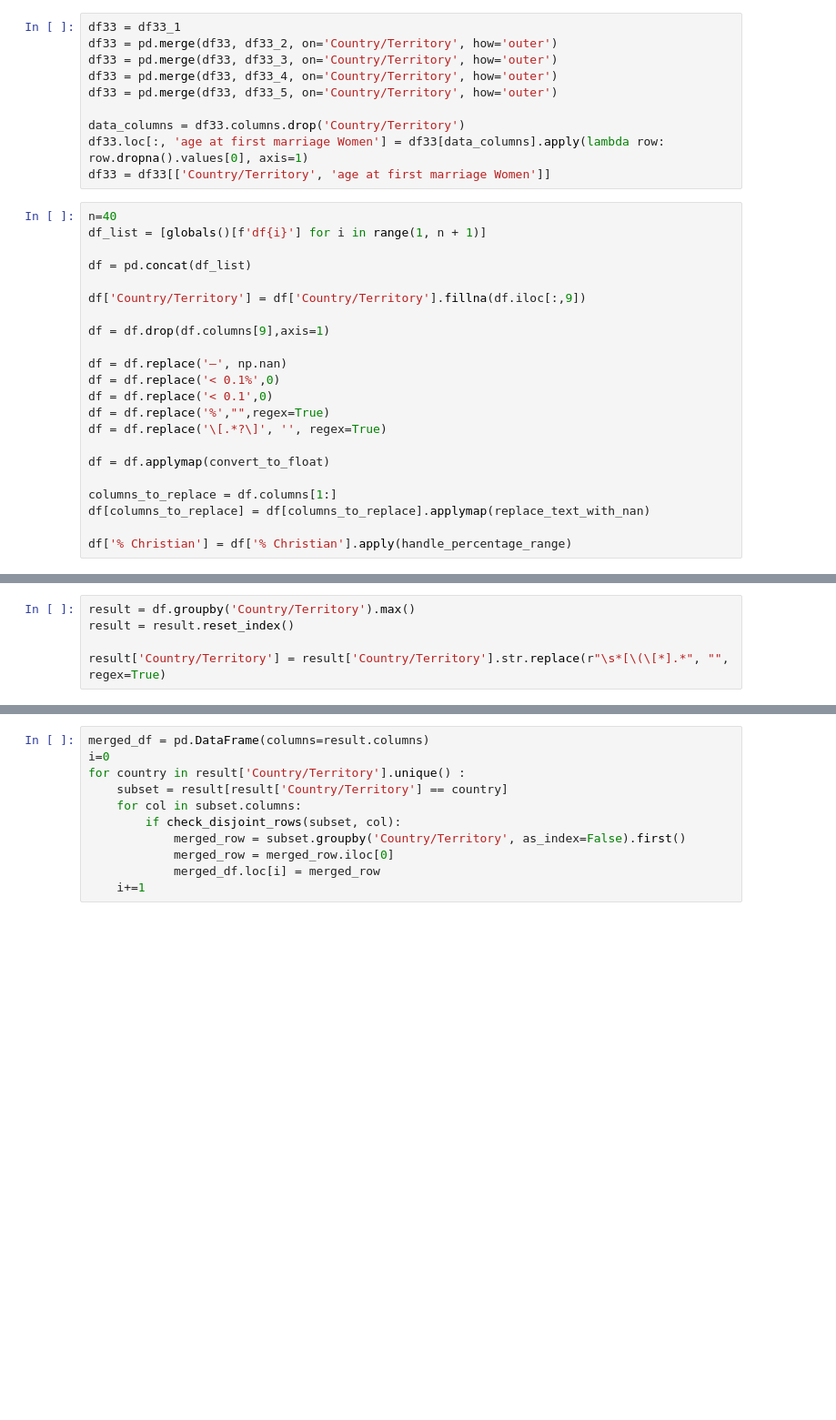
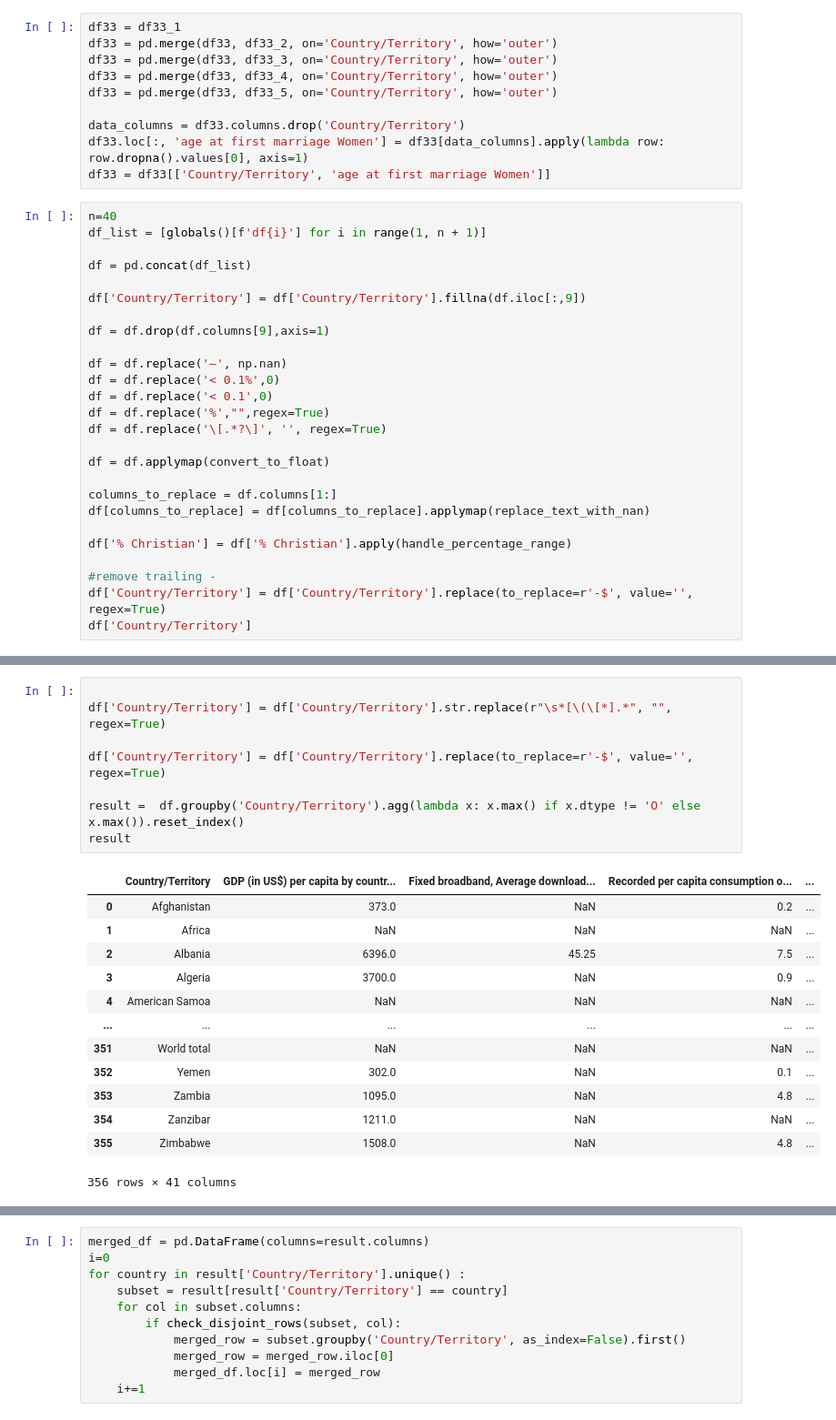
Before and after one commit to mildshield14/ift3700_tp, a Jupyter notebook: ift3700-projet-mergedDataFrame-notebook.ipynb, the cells around one changed output, grey strips where cells are left out. Shown: that part at 91% size. Saved outputs shown, nothing was run; the diff lists cells and outputs as text; blank space fills up the shorter version.

Commit message:
removed some countries (duplicates)

```diff
--- a/ift3700-projet-mergedDataFrame-notebook.ipynb
+++ b/ift3700-projet-mergedDataFrame-notebook.ipynb
@@ -305,3 +305,7 @@ columns_to_replace = df.columns[1:]
 df[columns_to_replace] = df[columns_to_replace].applymap(replace_text_with_nan)
 
 df['% Christian'] = df['% Christian'].apply(handle_percentage_range)
+
+#remove trailing -
+df['Country/Territory'] = df['Country/Territory'].replace(to_replace=r'-$', value='', regex=True)
+df['Country/Territory']
@@ -308,5 +325,22 @@ df['% Christian'] = df['% Christian'].apply(handle_percentage_range)
-# %%
-result = df.groupby('Country/Territory').max()
-result = result.reset_index()
-
-result['Country/Territory'] = result['Country/Territory'].str.replace(r"\s*[\(\[*].*", "", regex=True)
+# %%
+
+df['Country/Territory'] = df['Country/Territory'].str.replace(r"\s*[\(\[*].*", "", regex=True)
+
+df['Country/Territory'] = df['Country/Territory'].replace(to_replace=r'-$', value='', regex=True)
+
+result =  df.groupby('Country/Territory').agg(lambda x: x.max() if x.dtype != 'O' else x.max()).reset_index()
+result
+# %% [output]
+|  | Country/Territory | GDP (in US$) per capita by countr... | Fixed broadband, Average download... | Recorded per capita consumption o... | ... |
+| 0 | Afghanistan | 373.0 | NaN | 0.2 | ... |
+| 1 | Africa | NaN | NaN | NaN | ... |
+| 2 | Albania | 6396.0 | 45.25 | 7.5 | ... |
+| 3 | Algeria | 3700.0 | NaN | 0.9 | ... |
+| 4 | American Samoa | NaN | NaN | NaN | ... |
+| ... | ... | ... | ... | ... | ... |
+| 351 | World total | NaN | NaN | NaN | ... |
+| 352 | Yemen | 302.0 | NaN | 0.1 | ... |
+| 353 | Zambia | 1095.0 | NaN | 4.8 | ... |
+| 354 | Zanzibar | 1211.0 | NaN | NaN | ... |
+| 355 | Zimbabwe | 1508.0 | NaN | 4.8 | ... |
+356 rows × 41 columns
```
Also changed, not shown: parts of 6 cells of this notebook.
